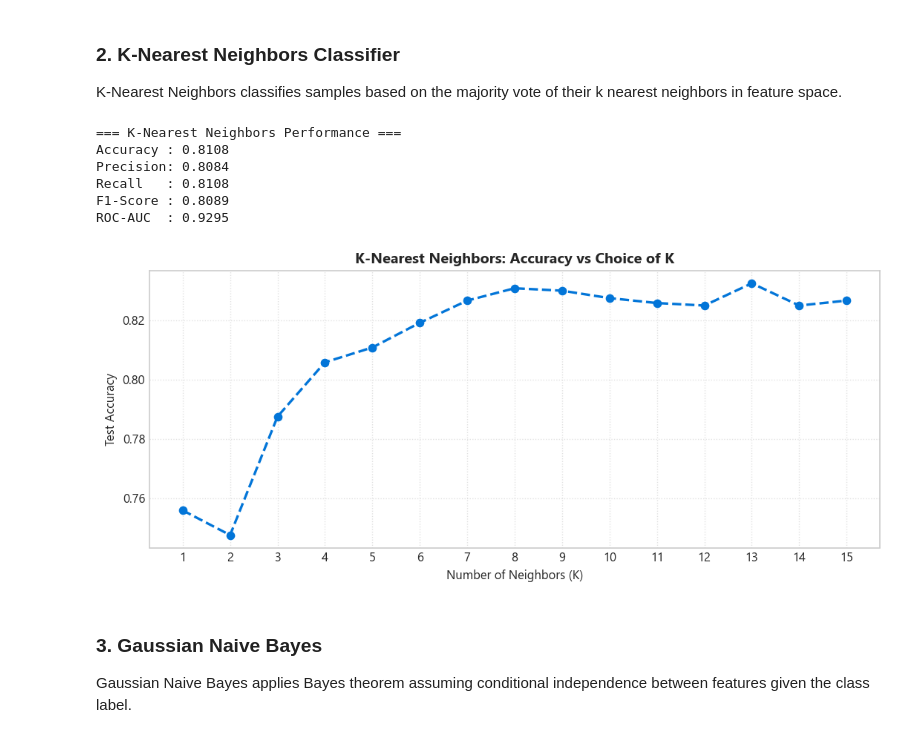
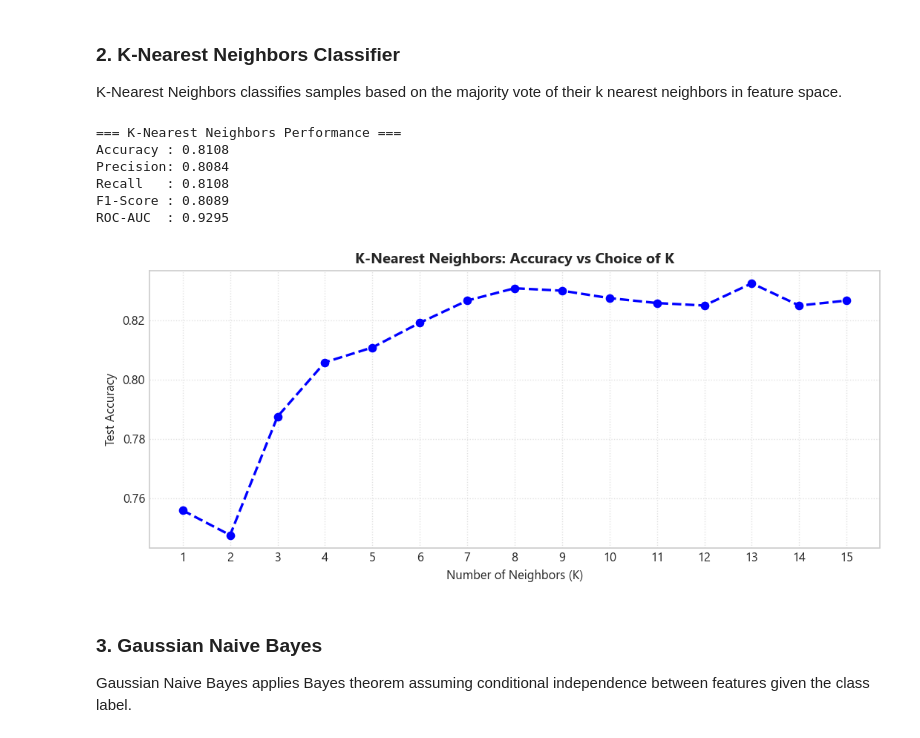
Before and after one commit to rohith24576/ML-FIFA-project, a Jupyter notebook: notebooks/classification.ipynb, the cells around one changed output. Cells and saved outputs as stored; diff of their text form; code cells hidden in the pictures.

```diff
--- a/notebooks/classification.ipynb
+++ b/notebooks/classification.ipynb
@@ -139,35 +139,35 @@ K-Nearest Neighbors classifies samples based on the majority vote of their k nea
 # 2. K-Nearest Neighbors: Model Training & K-Optimization Curve
 knn_model = evaluate_classifier(
     KNeighborsClassifier(n_neighbors=5),
     'K-Nearest Neighbors',
     X_train, y_train, X_test, y_test
 )
 
 # Plot K-Neighbors Accuracy Optimization Curve
 k_values = list(range(1, 16))
 k_scores = []
 for k in k_values:
     knn_temp = KNeighborsClassifier(n_neighbors=k)
     knn_temp.fit(X_train, y_train)
     k_scores.append(knn_temp.score(X_test, y_test))
 
 plt.figure(figsize=(9, 4))
-plt.plot(k_values, k_scores, marker='o', linestyle='--', color='#0275d8', linewidth=2)
+plt.plot(k_values, k_scores, marker='o', linestyle='--', color='blue', linewidth=2)
 plt.title('K-Nearest Neighbors: Accuracy vs Choice of K', fontsize=12, fontweight='bold')
 plt.xlabel('Number of Neighbors (K)')
 plt.ylabel('Test Accuracy')
 plt.xticks(k_values)
 plt.grid(True, linestyle=':', alpha=0.6)
 plt.tight_layout()
 plt.show()
 # %% [output]
 === K-Nearest Neighbors Performance ===
 Accuracy : 0.8108
 Precision: 0.8084
 Recall   : 0.8108
 F1-Score : 0.8089
 ROC-AUC  : 0.9295
-[figure, old version]
+[figure, new version]
 # %% [markdown]
 ### 3. Gaussian Naive Bayes
 Gaussian Naive Bayes applies Bayes theorem assuming conditional independence between features given the class label.
```
Also changed, not shown: 2 other files.
